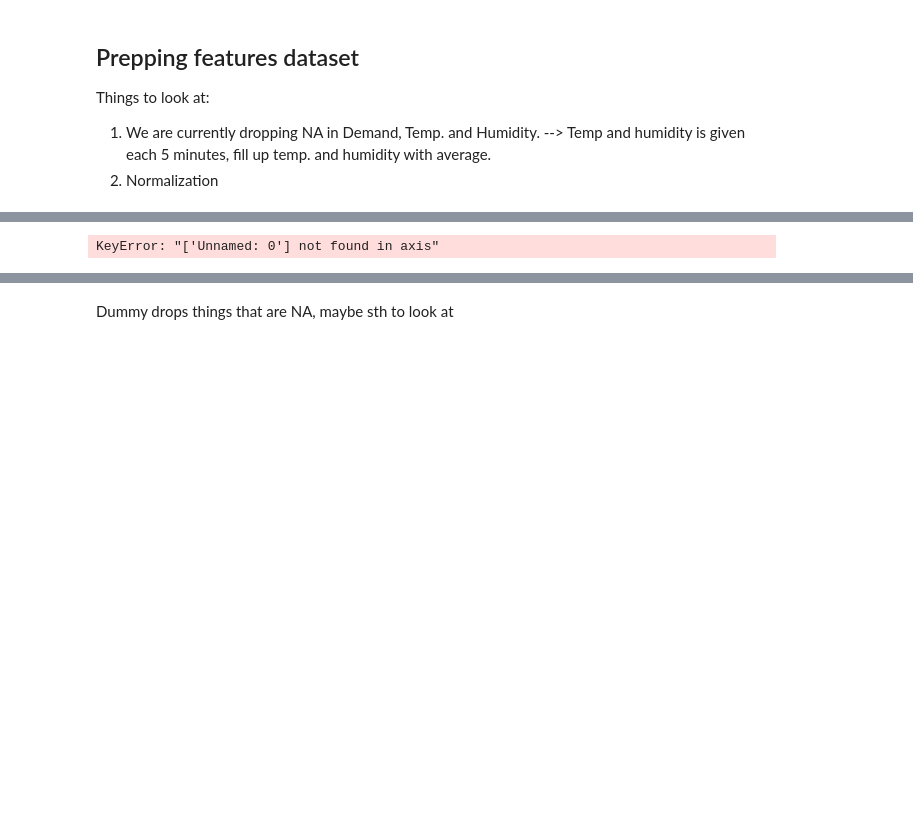
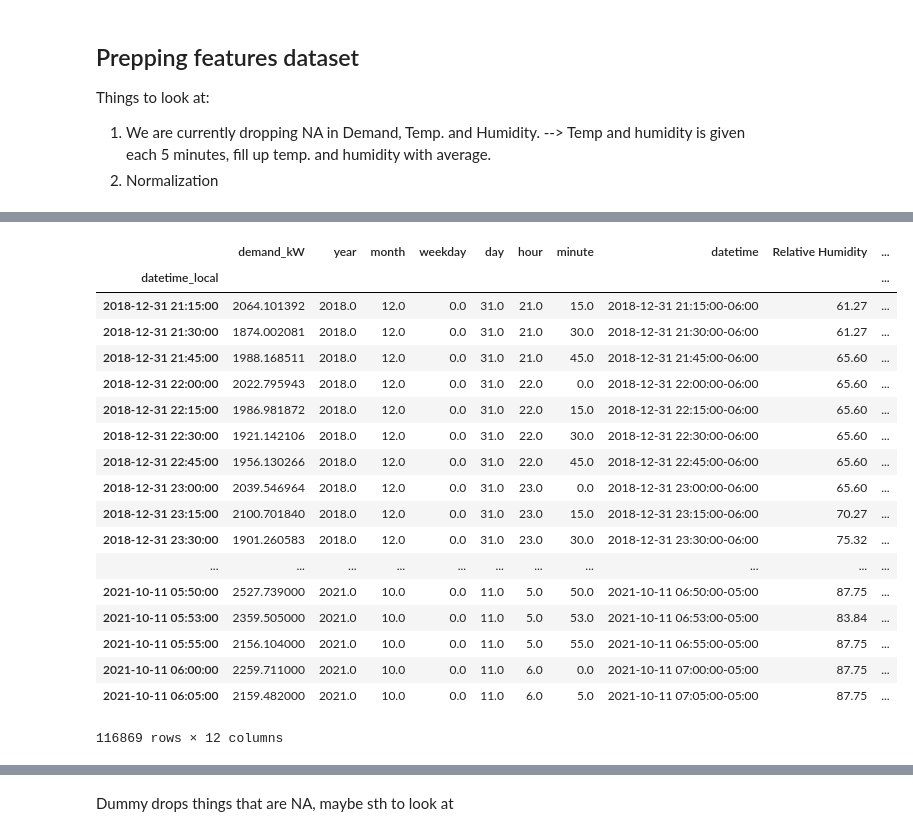
Before and after one commit to Robpennekamp/AppliedMachineLearning, a Jupyter notebook: Model Training by Sonja.ipynb, the cells around one changed output, grey strips where cells are left out. Cells and saved outputs as stored; diff of their text form; code cells hidden in the pictures; blank space fills up the shorter version.

```diff
--- a/Model Training by Sonja.ipynb
+++ b/Model Training by Sonja.ipynb
@@ -37,3 +37,7 @@ def addtimecol(df, colname): ####input df and colname
     df['hour'] = df[colname].dt.hour
     df['minute'] = df[colname].dt.minute
     return df
+# %%
+trainentest = load_data("demand_kWtrain_val.csv")
+train = trainentest.iloc[:273988,:]
+train
@@ -40,28 +63,50 @@ def addtimecol(df, colname): ####input df and colname
 # %%
 #Create new dummy dfs
 base_df = train.copy()
 base_weather = weather.copy()
 
 #Remove unnecessary columns
 base_df = base_df.drop('Unnamed: 0', axis=1)
 base_weather = base_weather.drop(['Unnamed: 0', 'Unnamed: 0.1'], axis=1)
 base_weather["localstrptime"]= pd.to_datetime(base_weather["localstrptime"])
 base_df['datetime_local'] = pd.to_datetime(base_df['datetime_local'])
 base_weather = base_weather.rename(columns={'localstrptime':'datetime_local'})
 #base_weather['datetime_local'] = [datetime.datetime.strptime(x, 'yyyy/MM/dd HH:mm:SS') for x in base_weather['localstrptime']]
 
 #Add time columns.
 addtimecol(base_df, 'datetime_local')
 
 #Set index to datetime
 base_df.set_index('datetime_local', inplace=True)
 base_weather.set_index('datetime_local', inplace=True)
 
 #Concatenate the weather DataFrame to the base DataFrame
 base_df = pd.concat([base_df, base_weather], axis=1)
+base_df = pd.concat
+
+#Concatenate the weight features
+
+
 
 # Drop all NaN values\n"
 base_df.dropna(subset=['demand_kW', 'Temperature'])
-base_df
 # %% [output]
+|  | demand_kW | year | month | weekday | day | hour | minute | datetime | Relative Humidity | ... |
+| datetime_local |  |  |  |  |  |  |  |  |  | ... |
+| 2018-12-31 21:15:00 | 2064.101392 | 2018.0 | 12.0 | 0.0 | 31.0 | 21.0 | 15.0 | 2018-12-31 21:15:00-06:00 | 61.27 | ... |
+| 2018-12-31 21:30:00 | 1874.002081 | 2018.0 | 12.0 | 0.0 | 31.0 | 21.0 | 30.0 | 2018-12-31 21:30:00-06:00 | 61.27 | ... |
+| 2018-12-31 21:45:00 | 1988.168511 | 2018.0 | 12.0 | 0.0 | 31.0 | 21.0 | 45.0 | 2018-12-31 21:45:00-06:00 | 65.60 | ... |
+| 2018-12-31 22:00:00 | 2022.795943 | 2018.0 | 12.0 | 0.0 | 31.0 | 22.0 | 0.0 | 2018-12-31 22:00:00-06:00 | 65.60 | ... |
+| 2018-12-31 22:15:00 | 1986.981872 | 2018.0 | 12.0 | 0.0 | 31.0 | 22.0 | 15.0 | 2018-12-31 22:15:00-06:00 | 65.60 | ... |
+| 2018-12-31 22:30:00 | 1921.142106 | 2018.0 | 12.0 | 0.0 | 31.0 | 22.0 | 30.0 | 2018-12-31 22:30:00-06:00 | 65.60 | ... |
+| 2018-12-31 22:45:00 | 1956.130266 | 2018.0 | 12.0 | 0.0 | 31.0 | 22.0 | 45.0 | 2018-12-31 22:45:00-06:00 | 65.60 | ... |
+| 2018-12-31 23:00:00 | 2039.546964 | 2018.0 | 12.0 | 0.0 | 31.0 | 23.0 | 0.0 | 2018-12-31 23:00:00-06:00 | 65.60 | ... |
+| 2018-12-31 23:15:00 | 2100.701840 | 2018.0 | 12.0 | 0.0 | 31.0 | 23.0 | 15.0 | 2018-12-31 23:15:00-06:00 | 70.27 | ... |
+| 2018-12-31 23:30:00 | 1901.260583 | 2018.0 | 12.0 | 0.0 | 31.0 | 23.0 | 30.0 | 2018-12-31 23:30:00-06:00 | 75.32 | ... |
+| ... | ... | ... | ... | ... | ... | ... | ... | ... | ... | ... |
+| 2021-10-11 05:50:00 | 2527.739000 | 2021.0 | 10.0 | 0.0 | 11.0 | 5.0 | 50.0 | 2021-10-11 06:50:00-05:00 | 87.75 | ... |
+| 2021-10-11 05:53:00 | 2359.505000 | 2021.0 | 10.0 | 0.0 | 11.0 | 5.0 | 53.0 | 2021-10-11 06:53:00-05:00 | 83.84 | ... |
+| 2021-10-11 05:55:00 | 2156.104000 | 2021.0 | 10.0 | 0.0 | 11.0 | 5.0 | 55.0 | 2021-10-11 06:55:00-05:00 | 87.75 | ... |
+| 2021-10-11 06:00:00 | 2259.711000 | 2021.0 | 10.0 | 0.0 | 11.0 | 6.0 | 0.0 | 2021-10-11 07:00:00-05:00 | 87.75 | ... |
+| 2021-10-11 06:05:00 | 2159.482000 | 2021.0 | 10.0 | 0.0 | 11.0 | 6.0 | 5.0 | 2021-10-11 07:05:00-05:00 | 87.75 | ... |
-KeyError: "['Unnamed: 0'] not found in axis"
+116869 rows × 12 columns
```
Also changed, not shown: parts of 2 cells of this notebook, 3 other files.
